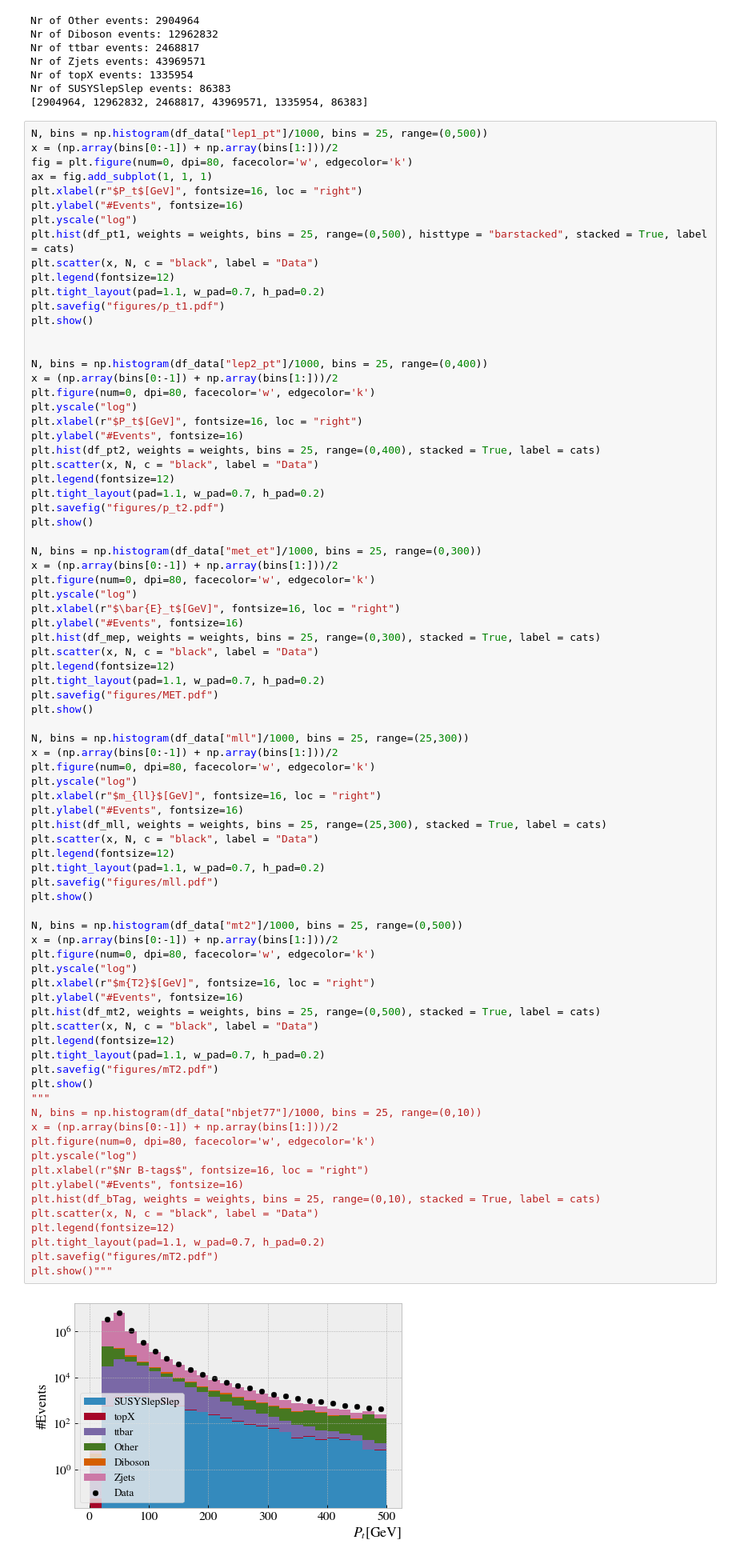
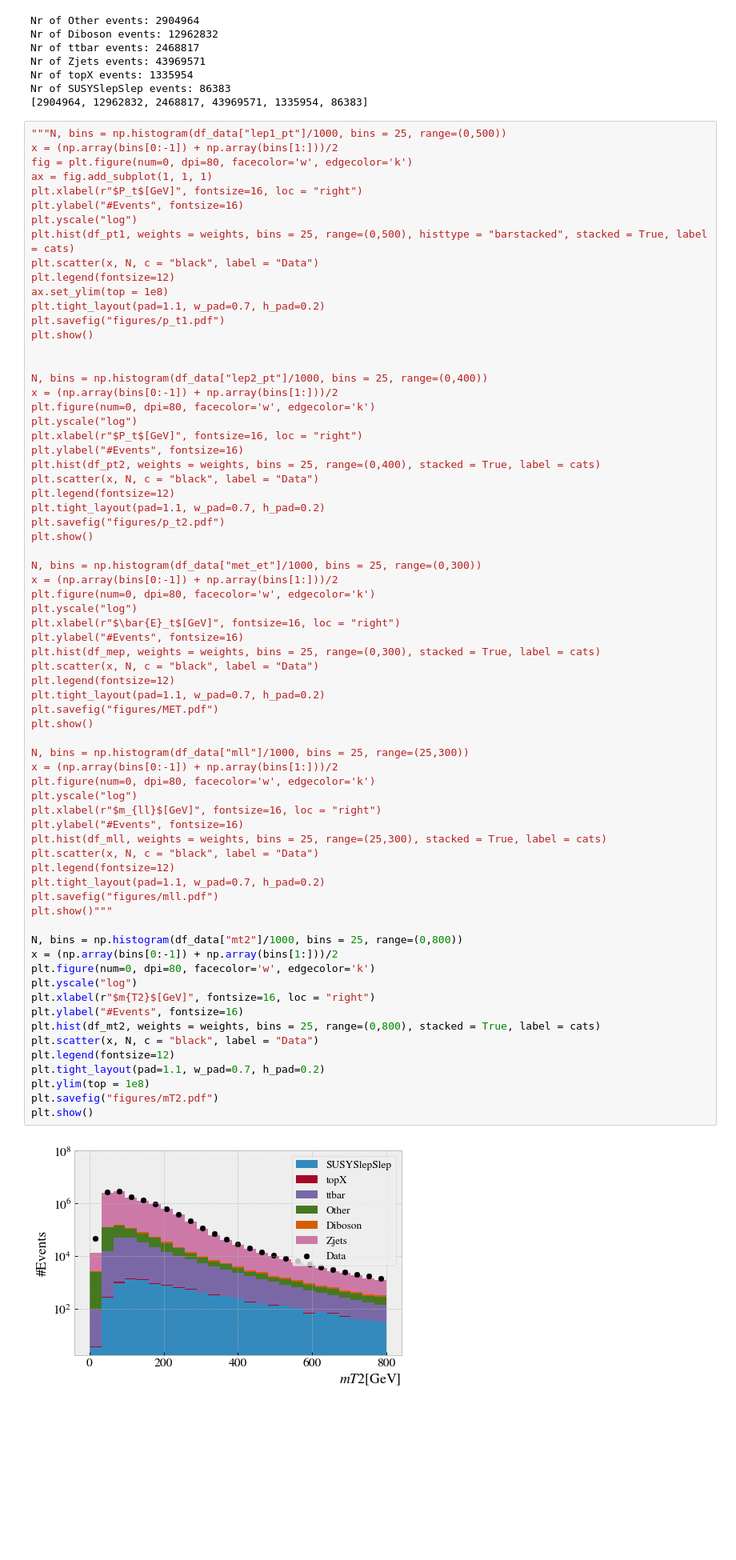
Before and after one commit to WilliamHirst/FYS5555, a Jupyter notebook: Proj3/new_notebooks/Histo.ipynb, the cells around one changed output. Shown at 80% size. Drawn from its saved outputs; the diff is of its cells as text; blank space fills up the shorter version.

```diff
--- a/Proj3/new_notebooks/Histo.ipynb
+++ b/Proj3/new_notebooks/Histo.ipynb
@@ -71,7 +71,7 @@ Nr of topX events: 1335954
 Nr of SUSYSlepSlep events: 86383
 [2904964, 12962832, 2468817, 43969571, 1335954, 86383]
 # %%
-N, bins = np.histogram(df_data["lep1_pt"]/1000, bins = 25, range=(0,500))
+"""N, bins = np.histogram(df_data["lep1_pt"]/1000, bins = 25, range=(0,500))
 x = (np.array(bins[0:-1]) + np.array(bins[1:]))/2
 fig = plt.figure(num=0, dpi=80, facecolor='w', edgecolor='k')
 ax = fig.add_subplot(1, 1, 1)
@@ -81,6 +81,7 @@ plt.yscale("log")
 plt.hist(df_pt1, weights = weights, bins = 25, range=(0,500), histtype = "barstacked", stacked = True, label = cats)
 plt.scatter(x, N, c = "black", label = "Data")
 plt.legend(fontsize=12)
+ax.set_ylim(top = 1e8)
 plt.tight_layout(pad=1.1, w_pad=0.7, h_pad=0.2)
 plt.savefig("figures/p_t1.pdf")
 plt.show()
@@ -108,47 +109,35 @@ plt.ylabel("#Events", fontsize=16)
 plt.hist(df_mep, weights = weights, bins = 25, range=(0,300), stacked = True, label = cats)
 plt.scatter(x, N, c = "black", label = "Data")
 plt.legend(fontsize=12)
 plt.tight_layout(pad=1.1, w_pad=0.7, h_pad=0.2)
 plt.savefig("figures/MET.pdf")
 plt.show()
 
 N, bins = np.histogram(df_data["mll"]/1000, bins = 25, range=(25,300))
 x = (np.array(bins[0:-1]) + np.array(bins[1:]))/2
 plt.figure(num=0, dpi=80, facecolor='w', edgecolor='k')
 plt.yscale("log")
 plt.xlabel(r"$m_{ll}$[GeV]", fontsize=16, loc = "right")
 plt.ylabel("#Events", fontsize=16)
 plt.hist(df_mll, weights = weights, bins = 25, range=(25,300), stacked = True, label = cats)
 plt.scatter(x, N, c = "black", label = "Data")
 plt.legend(fontsize=12)
 plt.tight_layout(pad=1.1, w_pad=0.7, h_pad=0.2)
 plt.savefig("figures/mll.pdf")
-plt.show()
+plt.show()"""
 
-N, bins = np.histogram(df_data["mt2"]/1000, bins = 25, range=(0,500))
+N, bins = np.histogram(df_data["mt2"]/1000, bins = 25, range=(0,800))
 x = (np.array(bins[0:-1]) + np.array(bins[1:]))/2
 plt.figure(num=0, dpi=80, facecolor='w', edgecolor='k')
 plt.yscale("log")
 plt.xlabel(r"$m{T2}$[GeV]", fontsize=16, loc = "right")
 plt.ylabel("#Events", fontsize=16)
-plt.hist(df_mt2, weights = weights, bins = 25, range=(0,500), stacked = True, label = cats)
+plt.hist(df_mt2, weights = weights, bins = 25, range=(0,800), stacked = True, label = cats)
 plt.scatter(x, N, c = "black", label = "Data")
 plt.legend(fontsize=12)
 plt.tight_layout(pad=1.1, w_pad=0.7, h_pad=0.2)
+plt.ylim(top = 1e8)
 plt.savefig("figures/mT2.pdf")
 plt.show()
-"""
-N, bins = np.histogram(df_data["nbjet77"]/1000, bins = 25, range=(0,10))
-x = (np.array(bins[0:-1]) + np.array(bins[1:]))/2
-plt.figure(num=0, dpi=80, facecolor='w', edgecolor='k')
-plt.yscale("log")
-plt.xlabel(r"$Nr B-tags$", fontsize=16, loc = "right")
-plt.ylabel("#Events", fontsize=16)
-plt.hist(df_bTag, weights = weights, bins = 25, range=(0,10), stacked = True, label = cats)
-plt.scatter(x, N, c = "black", label = "Data")
-plt.legend(fontsize=12)
-plt.tight_layout(pad=1.1, w_pad=0.7, h_pad=0.2)
-plt.savefig("figures/mT2.pdf")
-plt.show()"""
 # %% [output]
-[figure, old version]
+[figure, new version]
```
Also changed, not shown: parts of 5 cells of this notebook, 2 other files.
